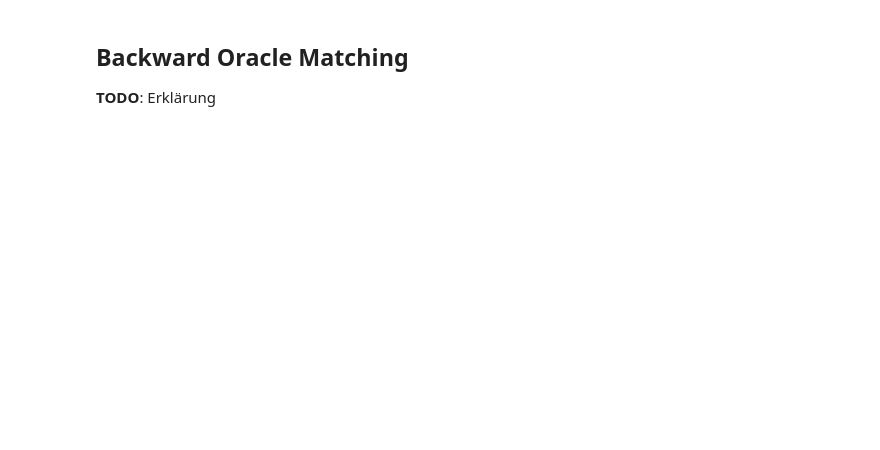
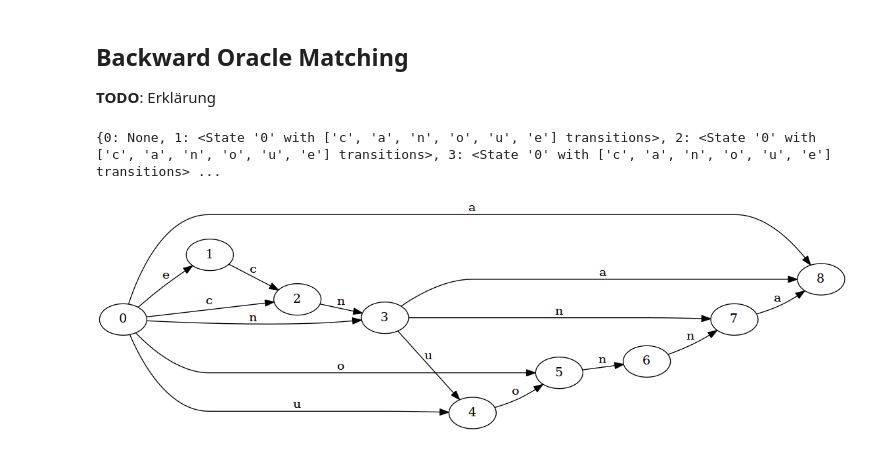
Before and after one commit to valentindey/flexpatmatch, a Jupyter notebook: Flexible Pattern Matching.ipynb, the cells around one changed output. Cells and saved outputs as stored; diff of their text form; code cells hidden in the pictures; blank space fills up the shorter version.

Commit message:
Add oracle building, graph visualization

```diff
--- a/Flexible Pattern Matching.ipynb
+++ b/Flexible Pattern Matching.ipynb
@@ -326,0 +380,32 @@ KeyboardInterrupt:
+# %%
+def build_oracle(pattern):
+    pattern = pattern[::-1]
+    m = 0
+    S = {}
+    start = State(m)
+    S[m] = None
+    cur_state = start
+    for idx, char in enumerate(pattern):
+        m += 1
+        new_state = State(m)
+        cur_state.add_transition(char, new_state)
+        k = S[m-1]
+        while k is not None and char not in k.transitions:
+            k.add_transition(char, new_state)
+            k = S[k.id]
+        if k is None:
+            S[m] = start
+        else:
+            S[m] = k.transitions[char]
+        cur_state = new_state
+    print(S)
+    return start
+
+oracle = build_oracle('announce')
+print_automaton(oracle)
+
+# FIXME: The first letter gets is isolated!
+# FIXME: We don't mark states as final!
+# %% [output]
+{0: None, 1: <State '0' with ['c', 'a', 'n', 'o', 'u', 'e'] transitions>, 2: <State '0' with ['c', 'a', 'n', 'o', 'u', 'e'] transitions>, 3: <State '0' with ['c', 'a', 'n', 'o', 'u', 'e'] transitions> ...
+[figure, added]
```
Also changed, not shown: parts of 9 cells of this notebook, 1 other file.
